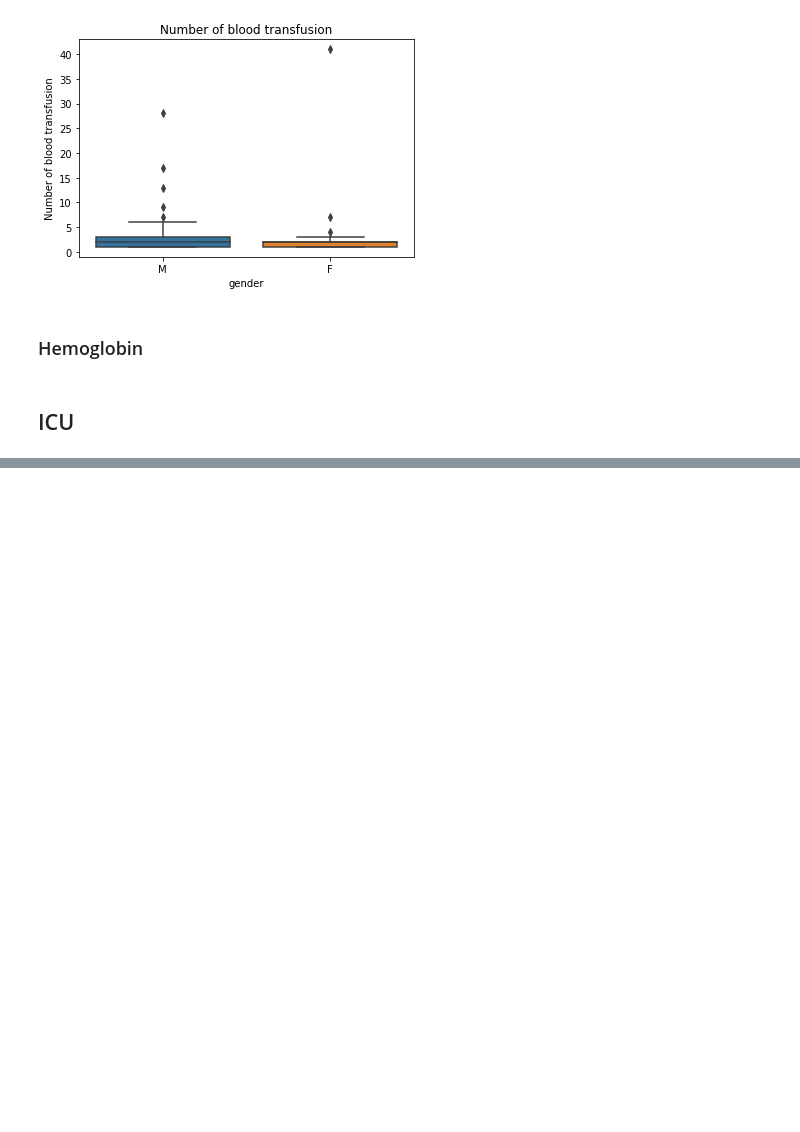
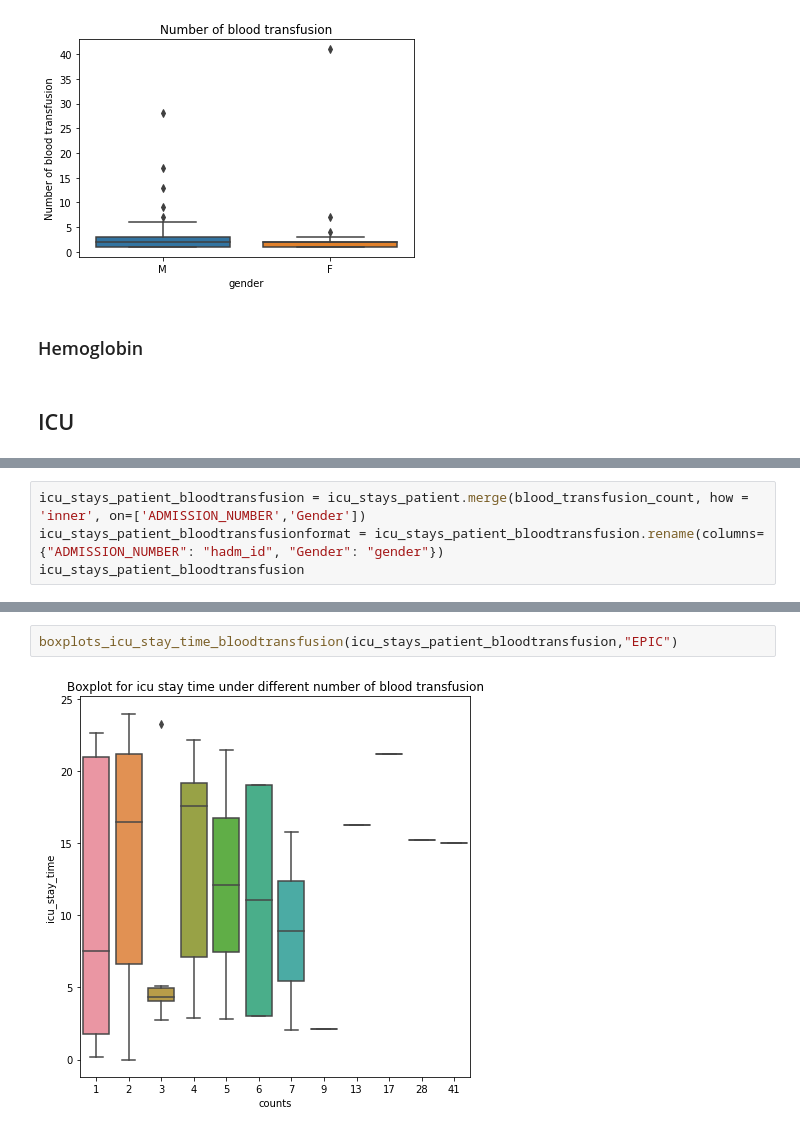
Before and after one commit to lily214754/MIMIC, a Jupyter notebook: EDA/MIMIC_EDA.ipynb, the cells around one changed output, grey strips where cells are left out. Cells and saved outputs as stored; diff of their text form; blank space fills up the shorter version.

```diff
--- a/EDA/EDA整理.ipynb
+++ b/EDA/MIMIC_EDA.ipynb
@@ -1137,0 +1166,4 @@ icu_stays_patient
+# %%
+icu_stays_patient_bloodtransfusion = icu_stays_patient.merge(blood_transfusion_count, how = 'inner', on=['ADMISSION_NUMBER','Gender'])
+icu_stays_patient_bloodtransfusionformat = icu_stays_patient_bloodtransfusion.rename(columns={"ADMISSION_NUMBER": "hadm_id", "Gender": "gender"})
+icu_stays_patient_bloodtransfusion
@@ -1137,0 +1184,4 @@ icu_stays_patient
+# %%
+boxplots_icu_stay_time_bloodtransfusion(icu_stays_patient_bloodtransfusion,"EPIC")
+# %% [output]
+[figure, added]
```
Also changed, not shown: parts of 15 cells of this notebook, 11 other files.
